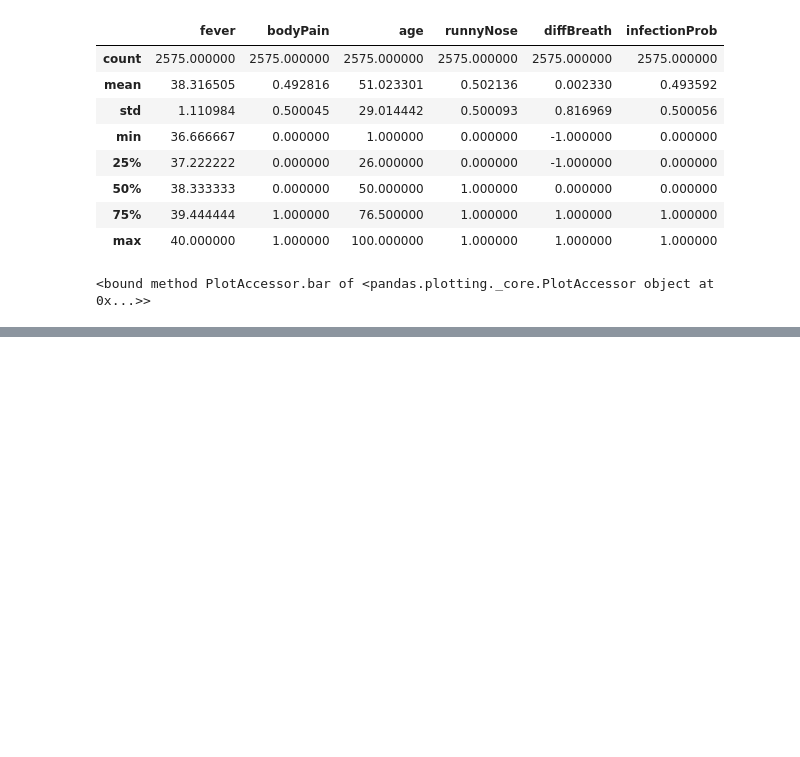
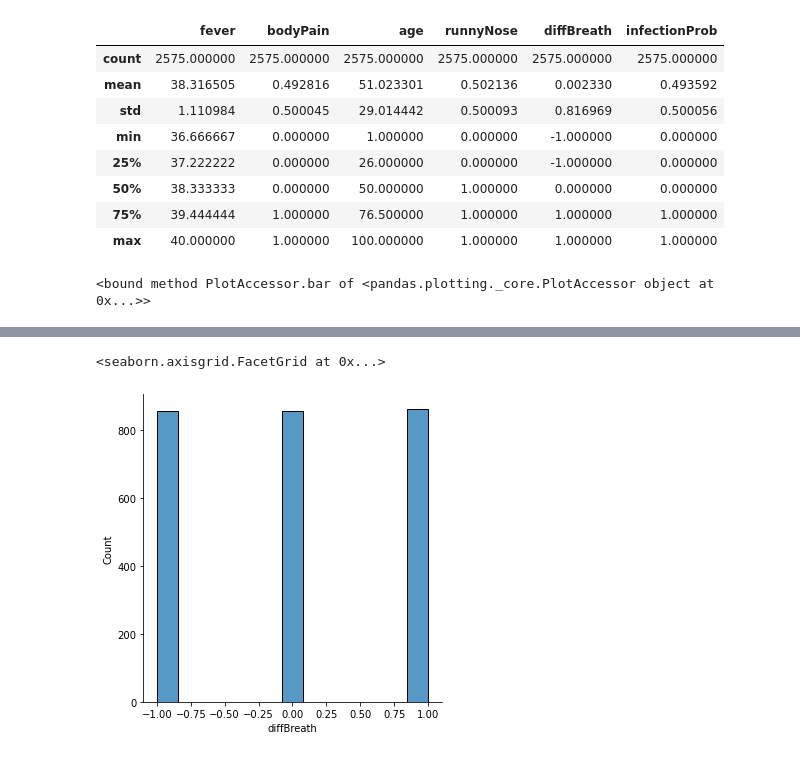
Before and after one commit to renato37/diplomski_rad, a Jupyter notebook: covid_symptomps/EDA.ipynb, the cells around one changed output, grey strips where cells are left out. Drawn from its saved outputs; the diff is of its cells as text; code cells hidden in the pictures; blank space fills up the shorter version.

```diff
--- a/covid_symptomps/EDA.ipynb
+++ b/covid_symptomps/EDA.ipynb
@@ -77,0 +90,5 @@ df['fever'].plot.bar
+# %%
+sns.displot(df, x='diffBreath')
+# %% [output]
+<seaborn.axisgrid.FacetGrid at 0x...>
+[figure, added]
```
Also changed, not shown: parts of 6 cells of this notebook, 1 other file.
